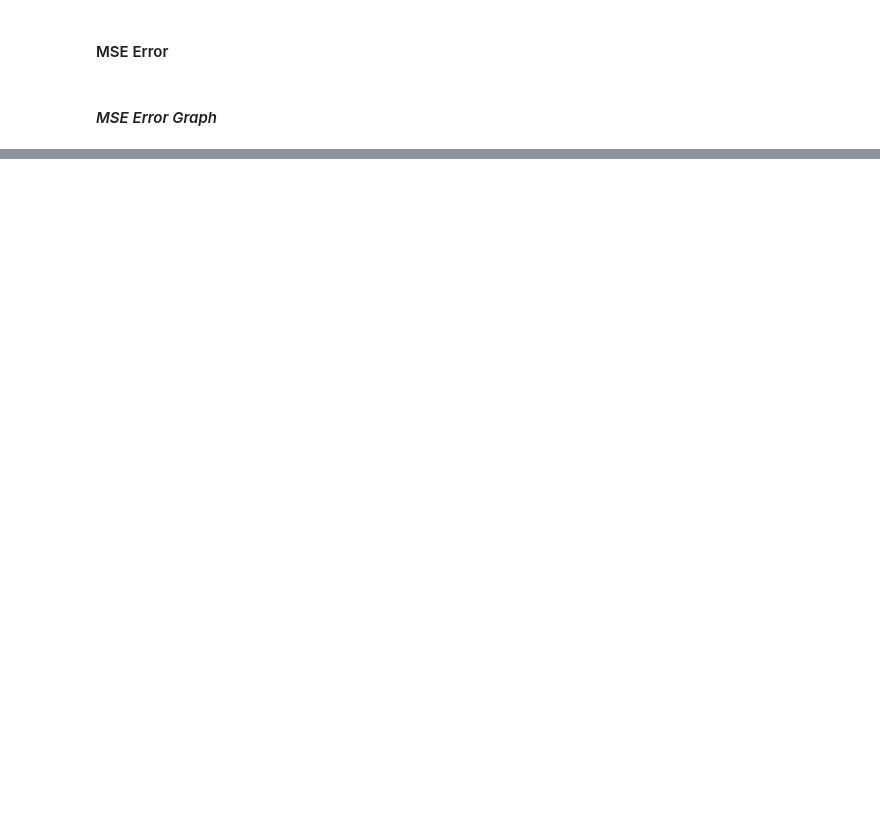
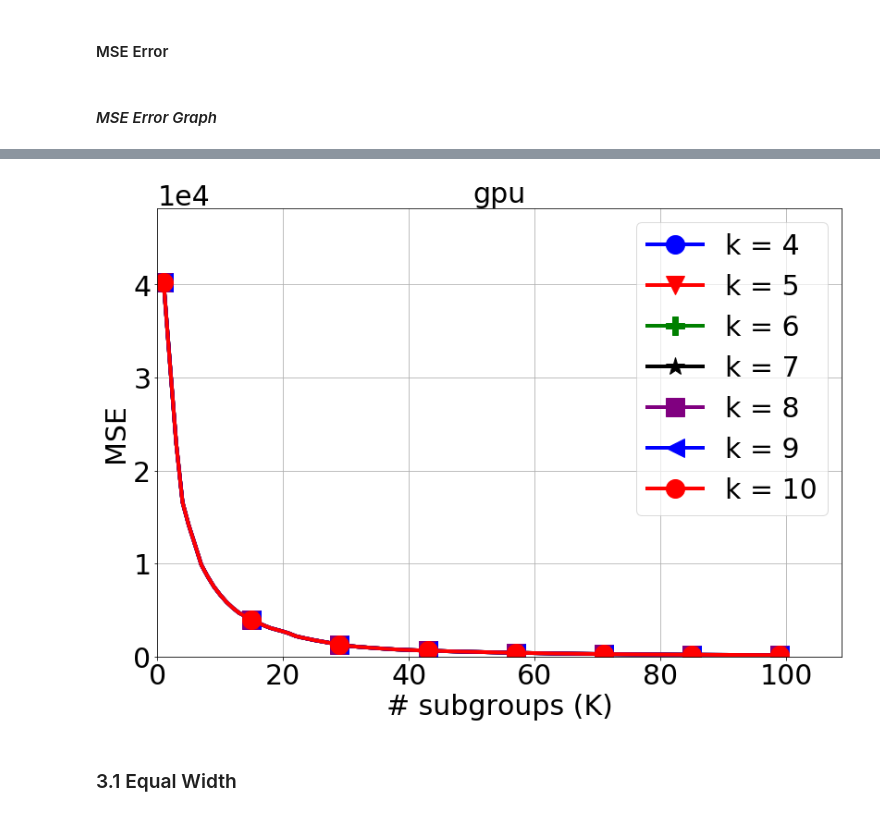
Before and after one commit to RemilYoucef/split-sd4x-dm2l, a Jupyter notebook: tabular data/regression/Benchmarks/4. gpu performances/supplementary tests/gpu_tests_eval.ipynb, the cells around one changed output, grey strips where cells are left out. Cells and saved outputs as stored; diff of their text form; code cells hidden in the pictures; blank space fills up the shorter version.

```diff
--- a/tabular data/regression/Benchmarks/4. gpu performances/supplementary tests/gpu_tests_eval.ipynb
+++ b/tabular data/regression/Benchmarks/4. gpu performances/supplementary tests/gpu_tests_eval.ipynb
@@ -119,0 +235,6 @@ plotMSEwrtNbModels('gpu_performs',path)
+# %%
+plotMSEDiscFreq('gpu',path)
+# %% [output]
+[figure, added]
+# %% [markdown]
+### 3.1  Equal Width
```
Also changed, not shown: parts of 27 cells of this notebook, 30 other files.
